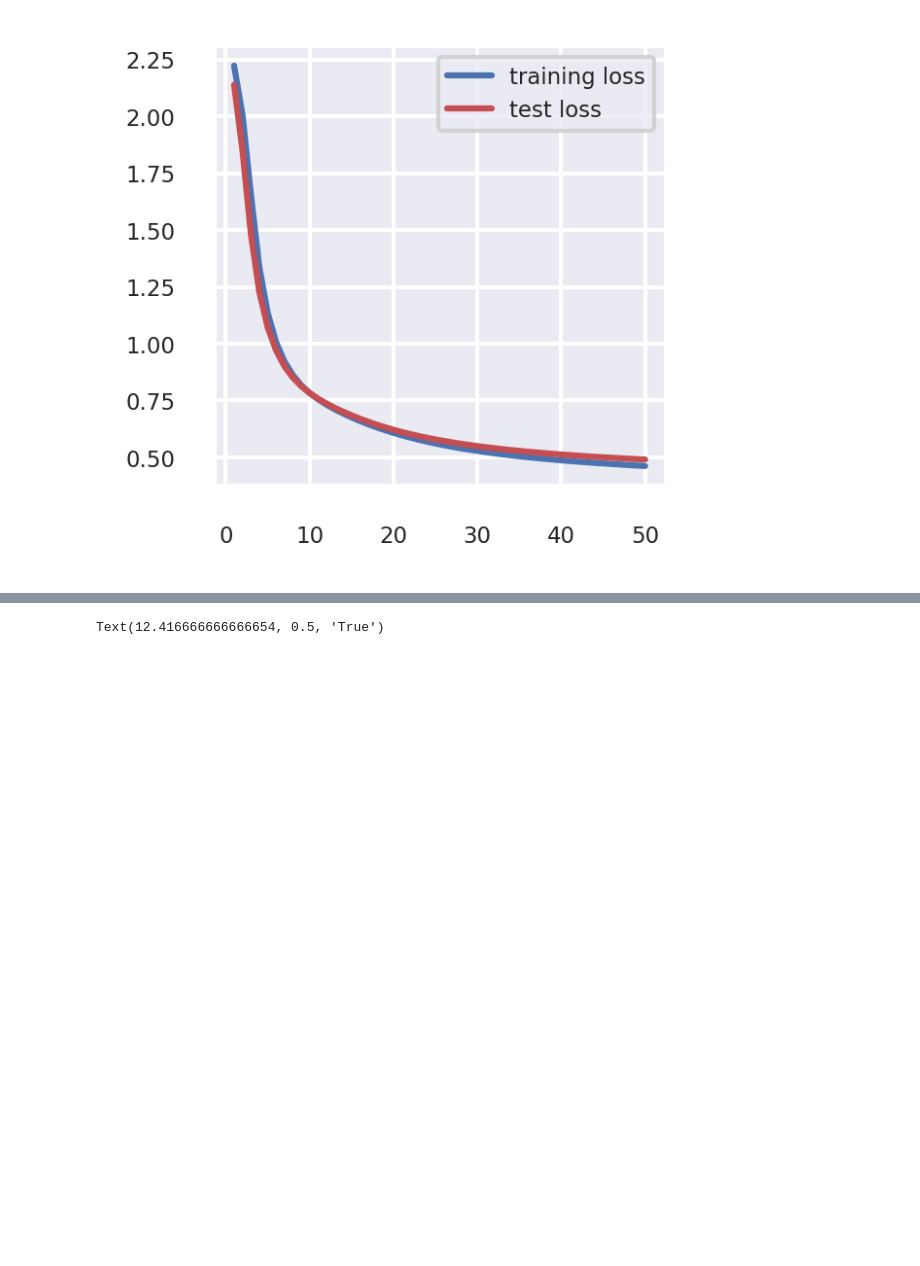
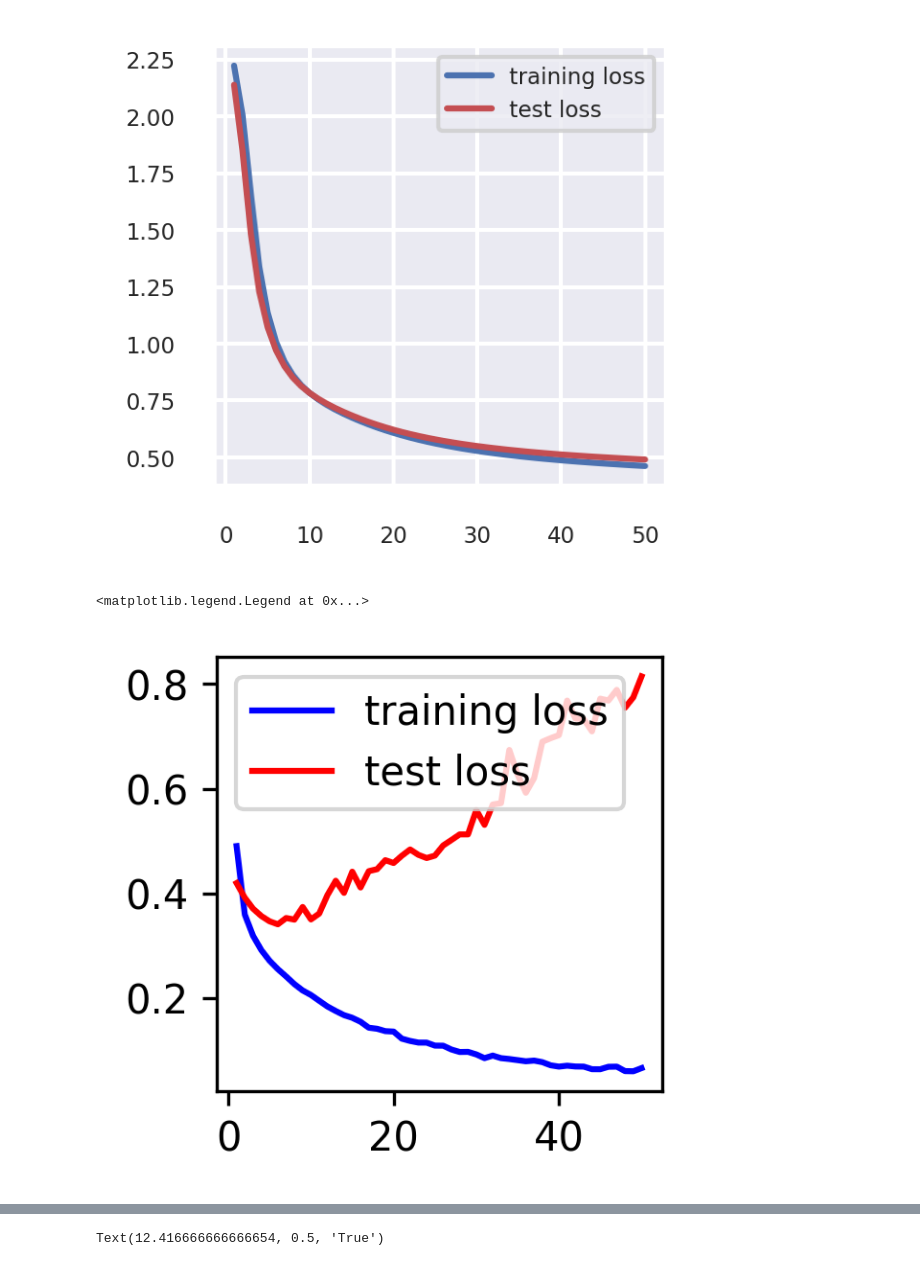
Before and after one commit to HuangJin-De/Machine-Learning-in-Atmospheric-Thermodynamics, a Jupyter notebook: hw01/hw01.ipynb, the cells around one changed output, grey strips where cells are left out. Drawn from its saved outputs; the diff is of its cells as text; code cells hidden in the pictures; blank space fills up the shorter version.

```diff
--- a/hw01/hw01.ipynb
+++ b/hw01/hw01.ipynb
@@ -85,8 +85,8 @@ model = NeuralNetwork().to(device)
 print(model)
 
 loss_fn = nn.CrossEntropyLoss()
-optimizer = torch.optim.SGD(model.parameters(), lr=1e-3)
-
+#optimizer = torch.optim.SGD(model.parameters(), lr=1e-3)
+optimizer = torch.optim.Adam(model.parameters(), lr=1e-5)
 
 def train(dataloader, model, loss_fn, optimizer):
     size = len(dataloader.dataset)
@@ -143,3 +143,18 @@ NeuralNetwork(
     (4): Linear(in_features=512, out_features=10, bias=True)
   )
 )
+# %%
+epochs=50
+
+tt=time.time()
+train_loss=[]
+test_loss=[]
+for t in range(epochs):
+    print(f"Epoch {t+1}-------------------------------")
+    loss = train(train_loader, model, loss_fn, optimizer)
+    train_loss.append(loss)
+    loss = test(test_loader, model, loss_fn)
+    test_loss.append(loss)
+
+elapse=time.time()-tt
+print(elapse)
@@ -188,3 +221,10 @@ plt.legend(["training loss","test loss"])
 # %% [output]
 <matplotlib.legend.Legend at 0x...>
 [figure]
+# %%
+fig,ax=plt.subplots(figsize=(2,2),dpi=300)
+ax.plot(np.arange(1,epochs+1),train_loss,'b',np.arange(1,epochs+1),test_loss,'r')
+plt.legend(["training loss","test loss"])
+# %% [output]
+<matplotlib.legend.Legend at 0x...>
+[figure, added]
```
Also changed, not shown: parts of 2 cells of this notebook.
